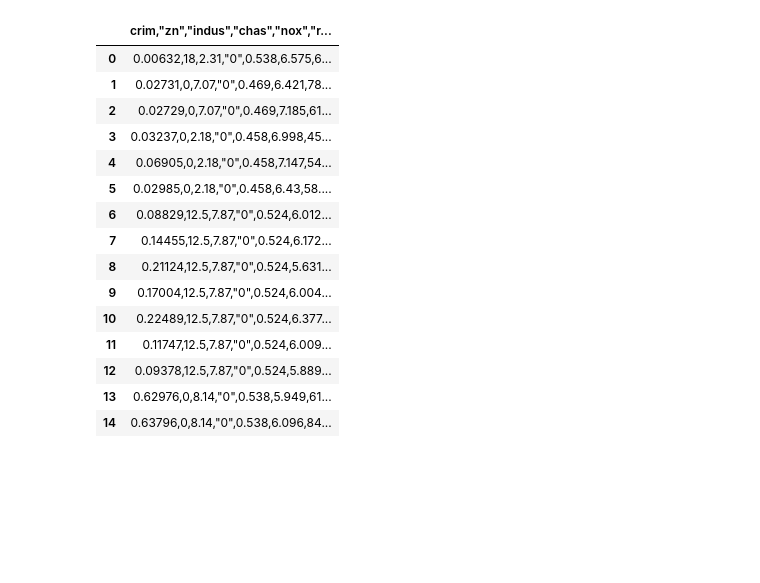
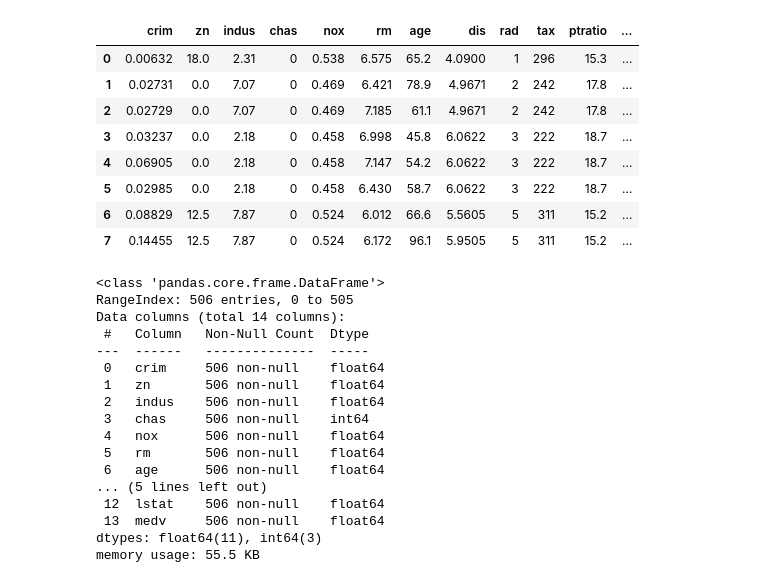
Before and after one commit to slayer-joe/TMSds, a Jupyter notebook: les09/HW09.ipynb, the cells around one changed output. Cells and saved outputs as stored; diff of their text form; code cells hidden in the pictures; blank space fills up the shorter version.

Commit message:
feat(HW09): update boston housing HW

```diff
--- a/les09/HW09.ipynb
+++ b/les09/HW09.ipynb
@@ -1,22 +1,55 @@
-# %%
-import pandas as pd
-
-df = pd.read_csv('dataset/BostonHousing.csv')
-df.head(15)
-# %% [output]
-|  | crim,"zn","indus","chas","nox","r... |
-| 0 | 0.00632,18,2.31,"0",0.538,6.575,6... |
-| 1 | 0.02731,0,7.07,"0",0.469,6.421,78... |
-| 2 | 0.02729,0,7.07,"0",0.469,7.185,61... |
-| 3 | 0.03237,0,2.18,"0",0.458,6.998,45... |
-| 4 | 0.06905,0,2.18,"0",0.458,7.147,54... |
-| 5 | 0.02985,0,2.18,"0",0.458,6.43,58.... |
-| 6 | 0.08829,12.5,7.87,"0",0.524,6.012... |
-| 7 | 0.14455,12.5,7.87,"0",0.524,6.172... |
-| 8 | 0.21124,12.5,7.87,"0",0.524,5.631... |
-| 9 | 0.17004,12.5,7.87,"0",0.524,6.004... |
-| 10 | 0.22489,12.5,7.87,"0",0.524,6.377... |
-| 11 | 0.11747,12.5,7.87,"0",0.524,6.009... |
-| 12 | 0.09378,12.5,7.87,"0",0.524,5.889... |
-| 13 | 0.62976,0,8.14,"0",0.538,5.949,61... |
-| 14 | 0.63796,0,8.14,"0",0.538,6.096,84... |
+# %%
+import pandas as pd
+import seaborn as sb
+
+df = pd.read_csv('dataset/BostonHousing.csv')
+df.head(8)
+# Описание сета
+# CRIM - уровень преступности на душу населения в разбивке по городам
+# ZN - доля жилой земли, разделенной на участки площадью более 25 000 кв.футов.
+# INDUS - доля акров, не связанных с розничной торговлей, в городе.
+# Фиктивная переменная CHAS - Charles River (1, если тракт граничит с рекой; 0 в противном случае)
+# NOX - концентрация оксидов азота (частей на 10 миллионов)
+# RM - среднее количество комнат в жилом помещении
+# AGE - доля занимаемых владельцами квартир, построенных до 1940 года
+# DIS - Взвешенные расстояния до пяти бостонских центров занятости
+# RAD - индекс доступности к радиальным автомагистралям
+# TAX - ставка налога на недвижимость по полной стоимости на 10 000 долларов
+# PTRATIO - соотношение учеников и учителей в разбивке по городам
+# B - 1000(Bk - 0,63)^2, где Bk - доля чернокожих в разбивке по городам
+# LSTAT - более низкий статус населения в %
+# MEDV - Средняя стоимость домов, занимаемых владельцами, в 1000 долларах
+
+# MEDV - целевой параметр
+# %% [output]
+|  | crim | zn | indus | chas | nox | rm | age | dis | rad | tax | ptratio | ... |
+| 0 | 0.00632 | 18.0 | 2.31 | 0 | 0.538 | 6.575 | 65.2 | 4.0900 | 1 | 296 | 15.3 | ... |
+| 1 | 0.02731 | 0.0 | 7.07 | 0 | 0.469 | 6.421 | 78.9 | 4.9671 | 2 | 242 | 17.8 | ... |
+| 2 | 0.02729 | 0.0 | 7.07 | 0 | 0.469 | 7.185 | 61.1 | 4.9671 | 2 | 242 | 17.8 | ... |
+| 3 | 0.03237 | 0.0 | 2.18 | 0 | 0.458 | 6.998 | 45.8 | 6.0622 | 3 | 222 | 18.7 | ... |
+| 4 | 0.06905 | 0.0 | 2.18 | 0 | 0.458 | 7.147 | 54.2 | 6.0622 | 3 | 222 | 18.7 | ... |
+| 5 | 0.02985 | 0.0 | 2.18 | 0 | 0.458 | 6.430 | 58.7 | 6.0622 | 3 | 222 | 18.7 | ... |
+| 6 | 0.08829 | 12.5 | 7.87 | 0 | 0.524 | 6.012 | 66.6 | 5.5605 | 5 | 311 | 15.2 | ... |
+| 7 | 0.14455 | 12.5 | 7.87 | 0 | 0.524 | 6.172 | 96.1 | 5.9505 | 5 | 311 | 15.2 | ... |
+# %%
+df.info()
+
+# все значения числовые(целые и дробные)
+# %% [output]
+<class 'pandas.core.frame.DataFrame'>
+RangeIndex: 506 entries, 0 to 505
+Data columns (total 14 columns):
+ #   Column   Non-Null Count  Dtype
+---  ------   --------------  -----
+ 0   crim     506 non-null    float64
+ 1   zn       506 non-null    float64
+ 2   indus    506 non-null    float64
+ 3   chas     506 non-null    int64
+ 4   nox      506 non-null    float64
+ 5   rm       506 non-null    float64
+ 6   age      506 non-null    float64
+... (5 lines left out)
+ 12  lstat    506 non-null    float64
+ 13  medv     506 non-null    float64
+dtypes: float64(11), int64(3)
+memory usage: 55.5 KB
```
Also changed, not shown: parts of 6 cells of this notebook.
